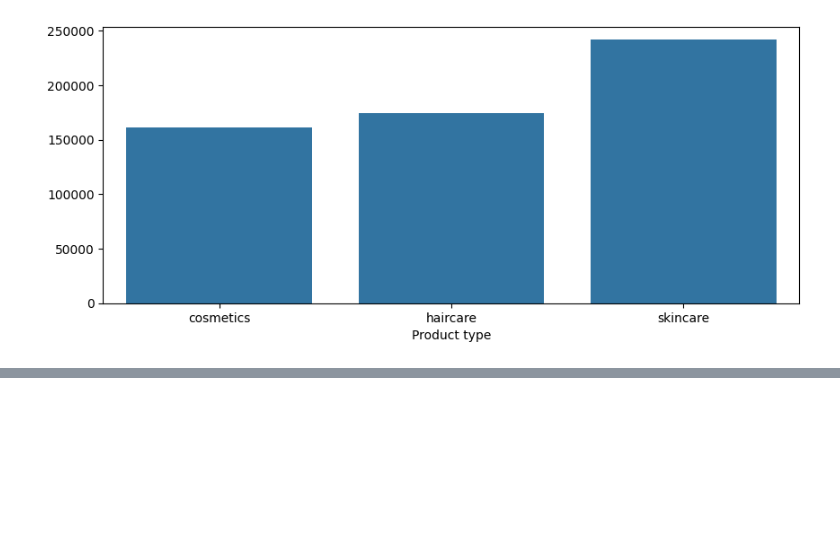
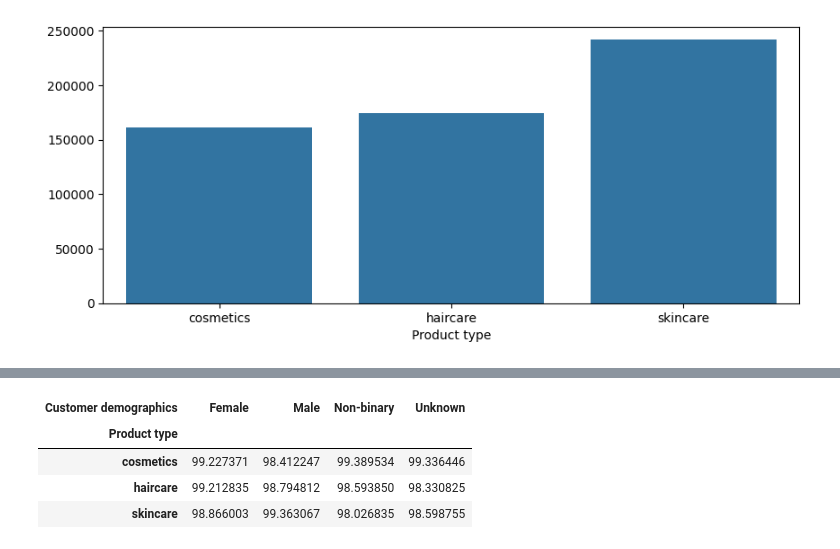
Before and after one commit to MuhammadTalha121/supply_chain_analytics, a Jupyter notebook: supply_chain_analytics/notebooks/supply_chain_analytics.ipynb, the cells around one changed output, grey strips where cells are left out. Saved outputs shown, nothing was run; the diff lists cells and outputs as text; code cells hidden in the pictures; blank space fills up the shorter version.

```diff
--- a/supply_chain_analytics/notebooks/supply_chain_analytics.ipynb
+++ b/supply_chain_analytics/notebooks/supply_chain_analytics.ipynb
@@ -329,0 +327,9 @@ sns.barplot(x=revnue_on_product.index, y=revnue_on_product.values)
+# %%
+product_demog_margin = copy_df.groupby(['Product type', 'Customer demographics'])['profit margin %'].mean().unstack()
+product_demog_margin
+# %% [output]
+| Customer demographics | Female | Male | Non-binary | Unknown |
+| Product type |  |  |  |  |
+| cosmetics | 99.227371 | 98.412247 | 99.389534 | 99.336446 |
+| haircare | 99.212835 | 98.794812 | 98.593850 | 98.330825 |
+| skincare | 98.866003 | 99.363067 | 98.026835 | 98.598755 |
```
Also changed, not shown: parts of 3 cells of this notebook.
